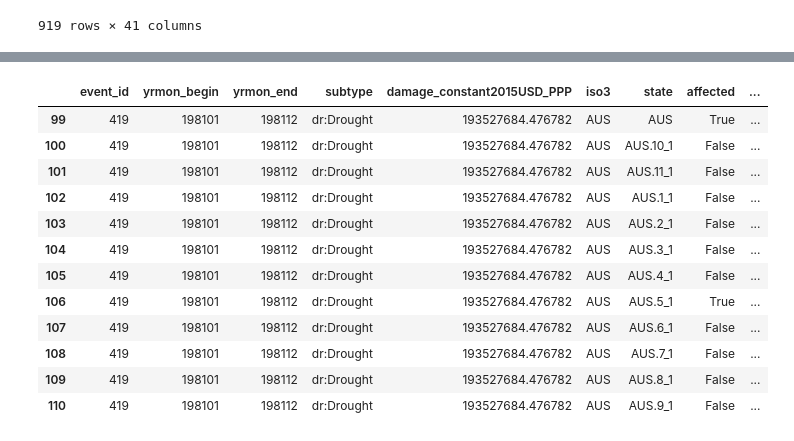
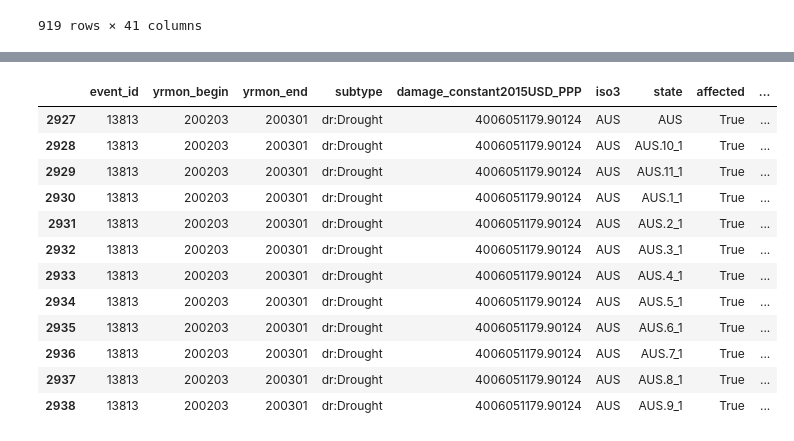
Before and after one commit to ingajsa/drought_damages, a Jupyter notebook: socio_economic/damage_distribution.ipynb, the cells around one changed output, grey strips where cells are left out. Drawn from its saved outputs; the diff is of its cells as text; code cells hidden in the pictures.

Commit message:
complete damage distribution for EM-DAT

```diff
--- a/socio_economic/damage_distribution.ipynb
+++ b/socio_economic/damage_distribution.ipynb
@@ -97,7 +97,7 @@ for ev in natcat_damage.index:
         ev_yrs = [str(xx) for xx in range(yr_begin, yr_end+1)]
         # there might be some missing data -> this state is set to weight = 0.
         gdp_states = tot_gdp.loc[:, ev_yrs].mean(axis=1).reindex(index=states_aff + states_naff)
-        data_ev.loc[:, 'tot_gdp'] = gdp_states
+        data_ev.loc[:, 'total_gdp'] = gdp_states
         weights = gdp_states.loc[states_aff].div(gdp_states.loc[states_aff].sum())
         # set weights 0 if they are NaN.
         weights[weights.isnull()] = 0
@@ -105,14 +105,14 @@ for ev in natcat_damage.index:
         if len(weights) == 1:
             weights[:] = 1 # is not calculated as 1 if it is NaN.
 
-        data_ev.loc[states_aff, "tot_gdp_weight"] = weights.values
-        data_ev.loc[:, "tot_gdp_damage"] = data_ev.loc[:, "tot_gdp_weight"].multiply(natcat_damage.loc[ev, "damage_constant2015USD_PPP"])
+        data_ev.loc[states_aff, "total_gdp_weight"] = weights.values
+        data_ev.loc[:, "total_gdp_damage"] = data_ev.loc[:, "total_gdp_weight"].multiply(natcat_damage.loc[ev, "damage_constant2015USD_PPP"])
 
         if weights.sum() == 0:
             print("\nfor", iso3, "tot_gdp", "and event", ev, "the weights are all 0, even though a state was affected")
             print("  len(weights) =", len(weights))
             print("  affected states:", states_aff)
-            print(data_ev.loc[states_aff, ["state", "tot_gdp", "tot_gdp_weight", "tot_gdp_damage"]])
+            print(data_ev.loc[states_aff, ["state", "total_gdp", "total_gdp_weight", "total_gdp_damage"]])
         natcat_new = pd.concat([natcat_new, data_ev], ignore_index=True)
 # %% [output]
 0
@@ -152,18 +135,18 @@ for ev in natcat_damage.index:
 # %%
 natcat_new.to_csv('/home/insauer/projects/droughts/droughts/data/socio_economic/damage_distributed/natcat_converted_distributed.csv')
 # %%
-natcat_new.loc[natcat_new['event_id']==419]
+natcat_new.loc[natcat_new['event_id']==13813]
 # %% [output]
 |  | event_id | yrmon_begin | yrmon_end | subtype | damage_constant2015USD_PPP | iso3 | state | affected | ... |
-| 99 | 419 | 198101 | 198112 | dr:Drought | 193527684.476782 | AUS | AUS | True | ... |
-| 100 | 419 | 198101 | 198112 | dr:Drought | 193527684.476782 | AUS | AUS.10_1 | False | ... |
-| 101 | 419 | 198101 | 198112 | dr:Drought | 193527684.476782 | AUS | AUS.11_1 | False | ... |
-| 102 | 419 | 198101 | 198112 | dr:Drought | 193527684.476782 | AUS | AUS.1_1 | False | ... |
-| 103 | 419 | 198101 | 198112 | dr:Drought | 193527684.476782 | AUS | AUS.2_1 | False | ... |
-| 104 | 419 | 198101 | 198112 | dr:Drought | 193527684.476782 | AUS | AUS.3_1 | False | ... |
-| 105 | 419 | 198101 | 198112 | dr:Drought | 193527684.476782 | AUS | AUS.4_1 | False | ... |
-| 106 | 419 | 198101 | 198112 | dr:Drought | 193527684.476782 | AUS | AUS.5_1 | True | ... |
-| 107 | 419 | 198101 | 198112 | dr:Drought | 193527684.476782 | AUS | AUS.6_1 | False | ... |
-| 108 | 419 | 198101 | 198112 | dr:Drought | 193527684.476782 | AUS | AUS.7_1 | False | ... |
-| 109 | 419 | 198101 | 198112 | dr:Drought | 193527684.476782 | AUS | AUS.8_1 | False | ... |
-| 110 | 419 | 198101 | 198112 | dr:Drought | 193527684.476782 | AUS | AUS.9_1 | False | ... |
+| 2927 | 13813 | 200203 | 200301 | dr:Drought | 4006051179.90124 | AUS | AUS | True | ... |
+| 2928 | 13813 | 200203 | 200301 | dr:Drought | 4006051179.90124 | AUS | AUS.10_1 | True | ... |
+| 2929 | 13813 | 200203 | 200301 | dr:Drought | 4006051179.90124 | AUS | AUS.11_1 | True | ... |
+| 2930 | 13813 | 200203 | 200301 | dr:Drought | 4006051179.90124 | AUS | AUS.1_1 | True | ... |
+| 2931 | 13813 | 200203 | 200301 | dr:Drought | 4006051179.90124 | AUS | AUS.2_1 | True | ... |
+| 2932 | 13813 | 200203 | 200301 | dr:Drought | 4006051179.90124 | AUS | AUS.3_1 | True | ... |
+| 2933 | 13813 | 200203 | 200301 | dr:Drought | 4006051179.90124 | AUS | AUS.4_1 | True | ... |
+| 2934 | 13813 | 200203 | 200301 | dr:Drought | 4006051179.90124 | AUS | AUS.5_1 | True | ... |
+| 2935 | 13813 | 200203 | 200301 | dr:Drought | 4006051179.90124 | AUS | AUS.6_1 | True | ... |
+| 2936 | 13813 | 200203 | 200301 | dr:Drought | 4006051179.90124 | AUS | AUS.7_1 | True | ... |
+| 2937 | 13813 | 200203 | 200301 | dr:Drought | 4006051179.90124 | AUS | AUS.8_1 | True | ... |
+| 2938 | 13813 | 200203 | 200301 | dr:Drought | 4006051179.90124 | AUS | AUS.9_1 | True | ... |
```
Also changed, not shown: parts of 25 cells of this notebook.
